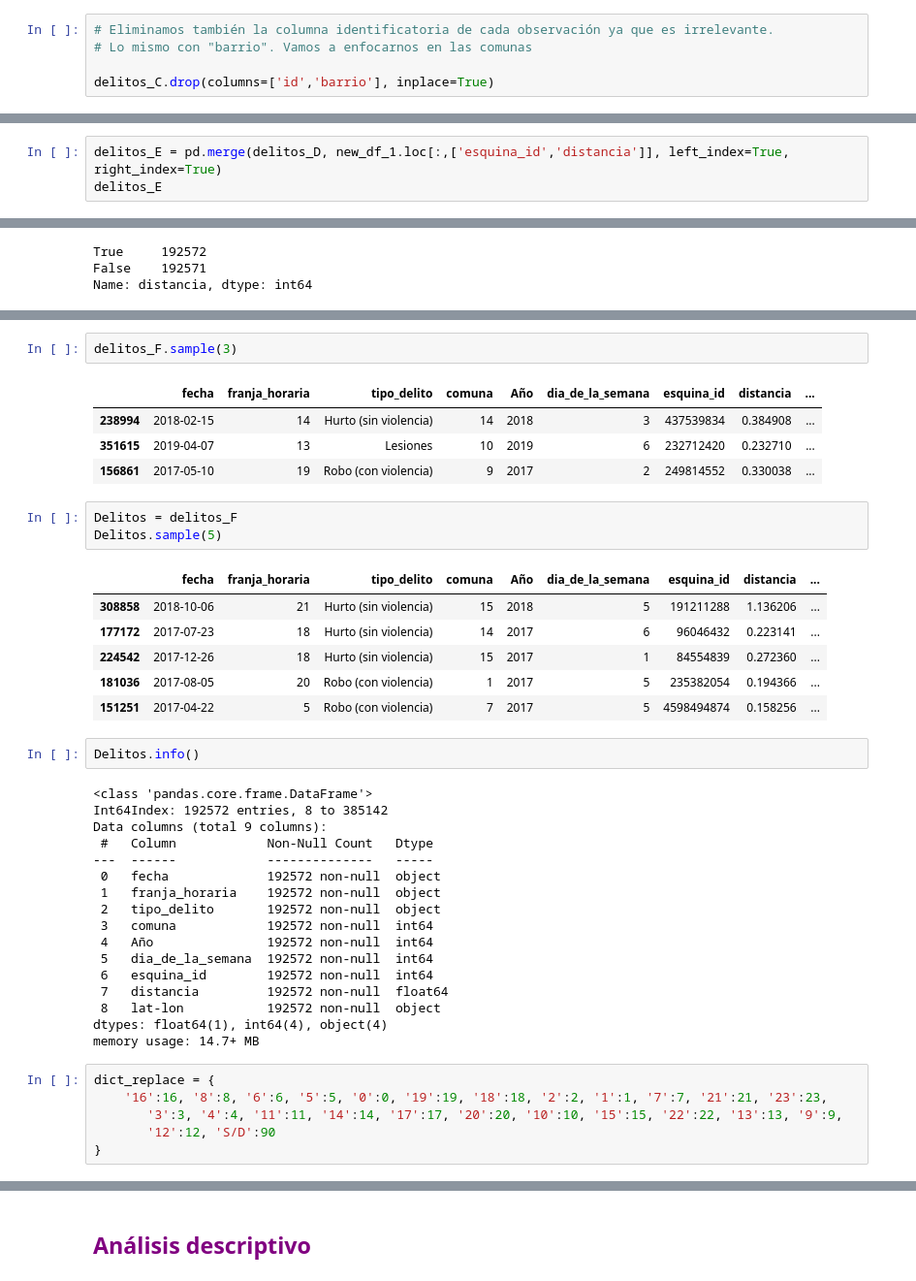
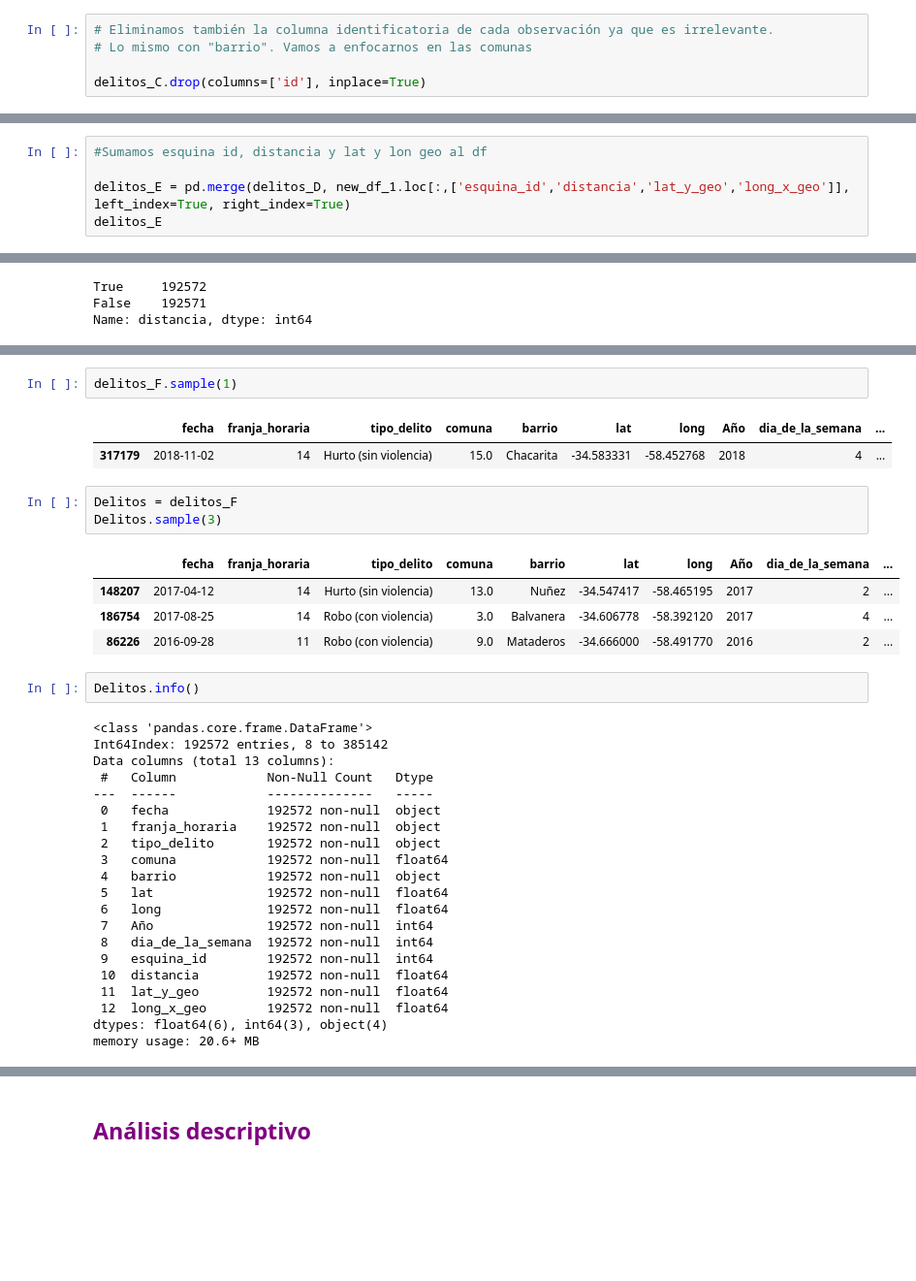
Before and after one commit to virsammartino/proyectoinseguridad, a Jupyter notebook: MAIN.ipynb, the cells around one changed output, grey strips where cells are left out. Shown at 97% size. Cells and saved outputs as stored; diff of their text form; blank space fills up the shorter version.

```diff
--- a/MAIN.ipynb
+++ b/MAIN.ipynb
@@ -352,7 +365,7 @@ delitos_C = delitos_B.drop(columns='cantidad_registrada')
 # Eliminamos también la columna identificatoria de cada observación ya que es irrelevante.
 # Lo mismo con "barrio". Vamos a enfocarnos en las comunas
 
-delitos_C.drop(columns=['id','barrio'], inplace=True)
+delitos_C.drop(columns=['id'], inplace=True)
 # %%
 # Visaulizamos los formatos de cada columna
 
@@ -685,4 +608,6 @@ True
 # %%
-delitos_E = pd.merge(delitos_D, new_df_1.loc[:,['esquina_id','distancia']], left_index=True, right_index=True)
+#Sumamos esquina id, distancia y lat y lon geo al df
+
+delitos_E = pd.merge(delitos_D, new_df_1.loc[:,['esquina_id','distancia','lat_y_geo','long_x_geo']], left_index=True, right_index=True)
 delitos_E
 # %% [output]
@@ -797,42 +675,36 @@ See the caveats in the documentation: https://pandas.pydata.org/pandas-docs/stab
 # %%
-delitos_F.sample(3)
+delitos_F.sample(1)
 # %% [output]
-|  | fecha | franja_horaria | tipo_delito | comuna | Año | dia_de_la_semana | esquina_id | distancia | ... |
-| 238994 | 2018-02-15 | 14 | Hurto (sin violencia) | 14 | 2018 | 3 | 437539834 | 0.384908 | ... |
-| 351615 | 2019-04-07 | 13 | Lesiones | 10 | 2019 | 6 | 232712420 | 0.232710 | ... |
-| 156861 | 2017-05-10 | 19 | Robo (con violencia) | 9 | 2017 | 2 | 249814552 | 0.330038 | ... |
+|  | fecha | franja_horaria | tipo_delito | comuna | barrio | lat | long | Año | dia_de_la_semana | ... |
+| 317179 | 2018-11-02 | 14 | Hurto (sin violencia) | 15.0 | Chacarita | -34.583331 | -58.452768 | 2018 | 4 | ... |
 # %%
 Delitos = delitos_F
-Delitos.sample(5)
+Delitos.sample(3)
 # %% [output]
-|  | fecha | franja_horaria | tipo_delito | comuna | Año | dia_de_la_semana | esquina_id | distancia | ... |
-| 308858 | 2018-10-06 | 21 | Hurto (sin violencia) | 15 | 2018 | 5 | 191211288 | 1.136206 | ... |
-| 177172 | 2017-07-23 | 18 | Hurto (sin violencia) | 14 | 2017 | 6 | 96046432 | 0.223141 | ... |
-| 224542 | 2017-12-26 | 18 | Hurto (sin violencia) | 15 | 2017 | 1 | 84554839 | 0.272360 | ... |
-| 181036 | 2017-08-05 | 20 | Robo (con violencia) | 1 | 2017 | 5 | 235382054 | 0.194366 | ... |
-| 151251 | 2017-04-22 | 5 | Robo (con violencia) | 7 | 2017 | 5 | 4598494874 | 0.158256 | ... |
+|  | fecha | franja_horaria | tipo_delito | comuna | barrio | lat | long | Año | dia_de_la_semana | ... |
+| 148207 | 2017-04-12 | 14 | Hurto (sin violencia) | 13.0 | Nuñez | -34.547417 | -58.465195 | 2017 | 2 | ... |
+| 186754 | 2017-08-25 | 14 | Robo (con violencia) | 3.0 | Balvanera | -34.606778 | -58.392120 | 2017 | 4 | ... |
+| 86226 | 2016-09-28 | 11 | Robo (con violencia) | 9.0 | Mataderos | -34.666000 | -58.491770 | 2016 | 2 | ... |
 # %%
 Delitos.info()
 # %% [output]
 <class 'pandas.core.frame.DataFrame'>
 Int64Index: 192572 entries, 8 to 385142
-Data columns (total 9 columns):
+Data columns (total 13 columns):
  #   Column            Non-Null Count   Dtype
 ---  ------            --------------   -----
  0   fecha             192572 non-null  object
  1   franja_horaria    192572 non-null  object
  2   tipo_delito       192572 non-null  object
- 3   comuna            192572 non-null  int64
- 4   Año               192572 non-null  int64
- 5   dia_de_la_semana  192572 non-null  int64
- 6   esquina_id        192572 non-null  int64
- 7   distancia         192572 non-null  float64
- 8   lat-lon           192572 non-null  object
-dtypes: float64(1), int64(4), object(4)
-memory usage: 14.7+ MB
+ 3   comuna            192572 non-null  float64
+ 4   barrio            192572 non-null  object
+ 5   lat               192572 non-null  float64
+ 6   long              192572 non-null  float64
+ 7   Año               192572 non-null  int64
+ 8   dia_de_la_semana  192572 non-null  int64
+ 9   esquina_id        192572 non-null  int64
+ 10  distancia         192572 non-null  float64
+ 11  lat_y_geo         192572 non-null  float64
+ 12  long_x_geo        192572 non-null  float64
+dtypes: float64(6), int64(3), object(4)
+memory usage: 20.6+ MB
-# %%
-dict_replace = {
-    '16':16, '8':8, '6':6, '5':5, '0':0, '19':19, '18':18, '2':2, '1':1, '7':7, '21':21, '23':23,
-       '3':3, '4':4, '11':11, '14':14, '17':17, '20':20, '10':10, '15':15, '22':22, '13':13, '9':9,
-       '12':12, 'S/D':90
-}
```
Also changed, not shown: parts of 108 cells of this notebook.
